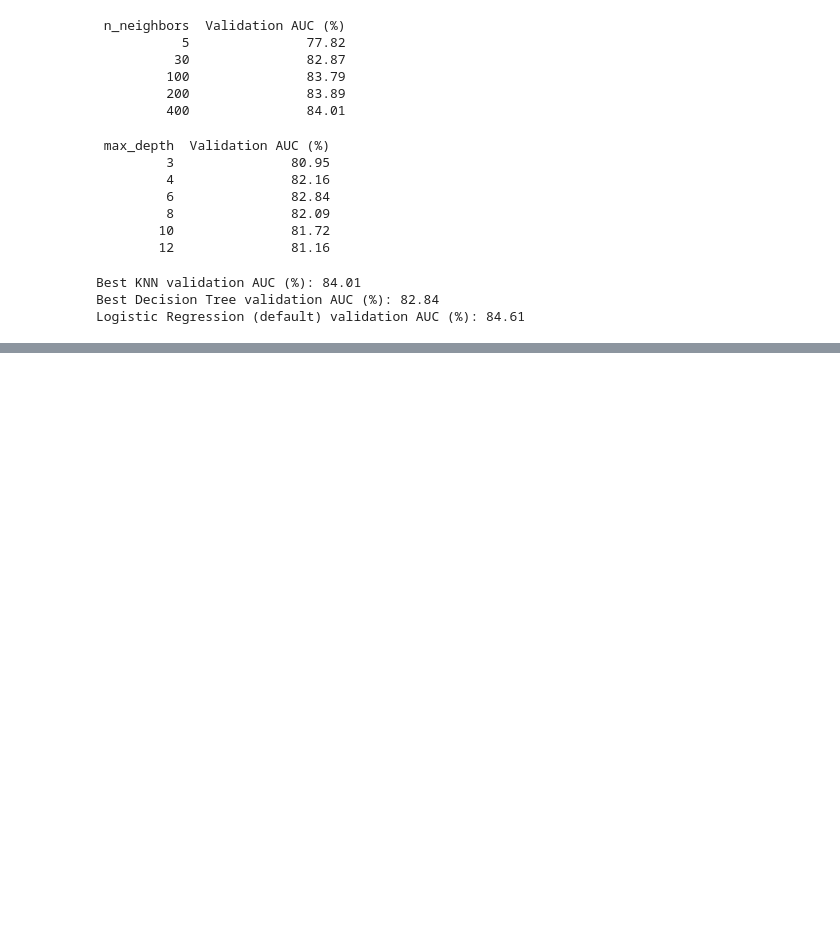
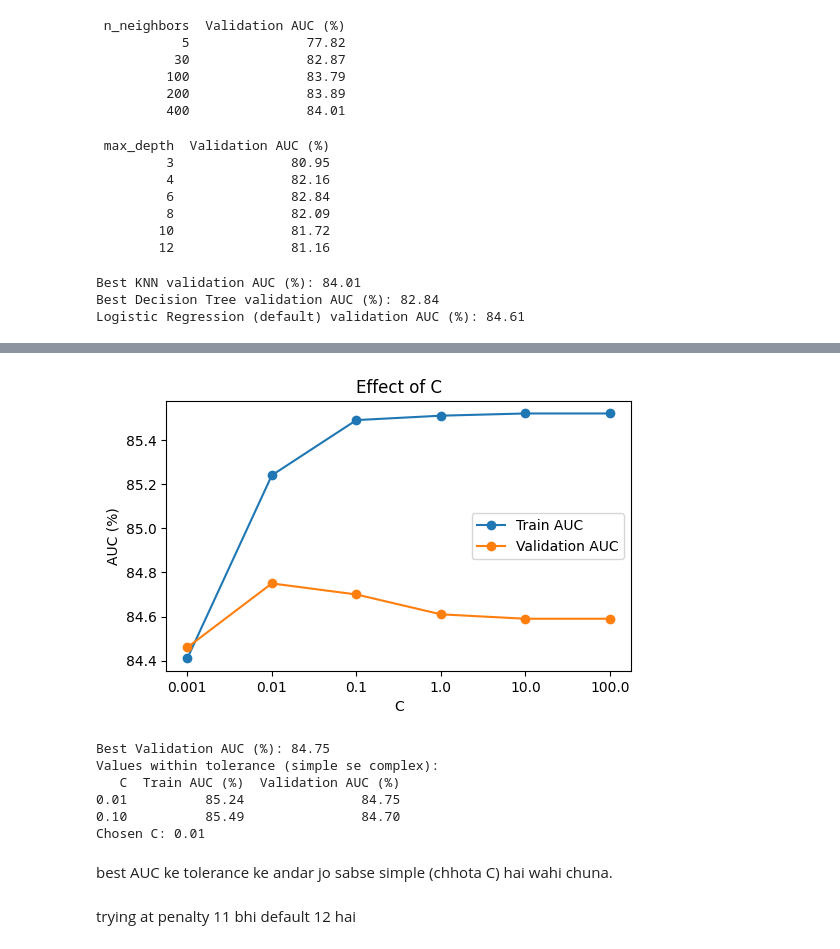
Before and after one commit to imsomya22092005-bot/Mindora, a Jupyter notebook: personalized_suggestion/personalized_coping_recommendation_model.ipynb, the cells around one changed output, grey strips where cells are left out. Saved outputs shown, nothing was run; the diff lists cells and outputs as text; code cells hidden in the pictures; blank space fills up the shorter version.

Commit message:
logistic regression tuning

```diff
--- a/personalized_suggestion/personalized_coping_recommendation_model.ipynb
+++ b/personalized_suggestion/personalized_coping_recommendation_model.ipynb
@@ -789,0 +860,7 @@ Logistic Regression (default) validation AUC (%): 84.61
+# %%
+best_index = cw_df["Validation AUC (%)"].idxmax()
+if cw_df.loc[best_index, "Validation AUC (%)"] >= cw_df.loc[0, "Validation AUC (%)"] + tolerance:
+    best_lr_weight = lr_weight_options[best_index]
+else:
+    best_lr_weight = None
+print("Chosen class_weight:", best_lr_weight)
@@ -789,0 +873,24 @@ Logistic Regression (default) validation AUC (%): 84.61
+# %%
+c_values = [0.001, 0.01, 0.1, 1, 10, 100]
+c_results = []
+for c in c_values:
+    pipeline = Pipeline([
+        ("preprocessing", preprocessor),
+        ("model", LogisticRegression(
+            C=c,
+            max_iter=1000,
+            class_weight=best_lr_weight,
+            random_state=42
+        ))
+    ])
+    scores = cross_validate(
+        pipeline, X_train, y_train, cv=tscv,
+        scoring="roc_auc", return_train_score=True
+    )
+    c_results.append({
+        "C": c,
+        "Train AUC (%)": round(scores["train_score"].mean() * 100, 2),
+        "Validation AUC (%)": round(scores["test_score"].mean() * 100, 2)
+    })
+c_df = pd.DataFrame(c_results)
+print(c_df.to_string(index=False))
@@ -789,0 +905,30 @@ Logistic Regression (default) validation AUC (%): 84.61
+# %%
+plt.figure(figsize=(6, 3.5))
+plt.plot(c_df["C"].astype(str), c_df["Train AUC (%)"], marker="o", label="Train AUC")
+plt.plot(c_df["C"].astype(str), c_df["Validation AUC (%)"], marker="o", label="Validation AUC")
+plt.xlabel("C")
+plt.ylabel("AUC (%)")
+plt.title("Effect of C")
+plt.legend()
+plt.show()
+# %% [output]
+[figure, added]
+# %%
+best_c_auc = c_df["Validation AUC (%)"].max()
+close_c = c_df[c_df["Validation AUC (%)"] >= best_c_auc - tolerance]
+print("Best Validation AUC (%):", best_c_auc)
+print("Values within tolerance (simple se complex):")
+print(close_c.to_string(index=False))
+best_c = close_c.iloc[0]["C"]
+print("Chosen C:", best_c)
+# %% [output]
+Best Validation AUC (%): 84.75
+Values within tolerance (simple se complex):
+   C  Train AUC (%)  Validation AUC (%)
+0.01          85.24               84.75
+0.10          85.49               84.70
+Chosen C: 0.01
+# %% [markdown]
+best AUC ke tolerance ke andar jo sabse simple (chhota C) hai wahi chuna.
+# %% [markdown]
+trying at penalty 11  bhi default 12 hai
```
Also changed, not shown: parts of 19 cells of this notebook.
